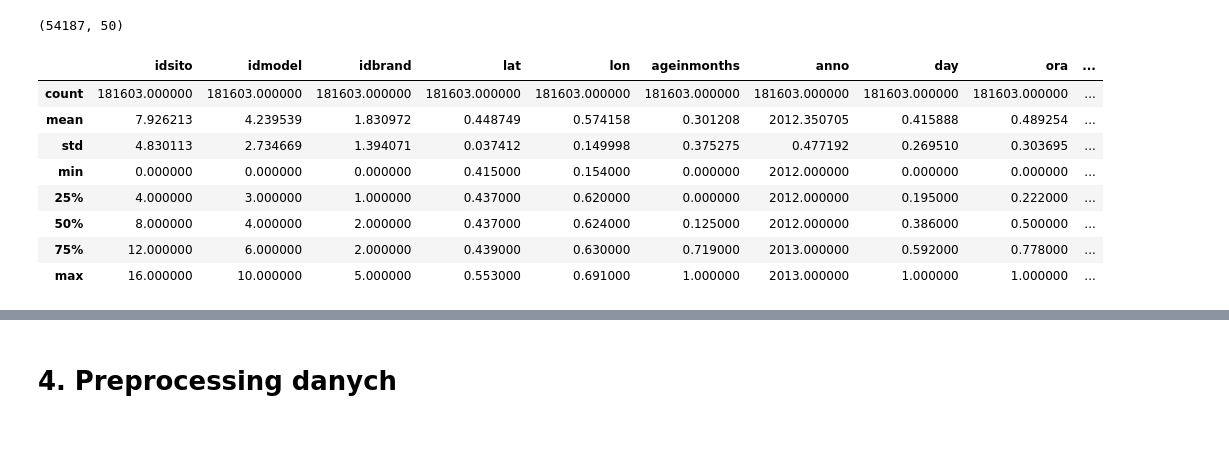
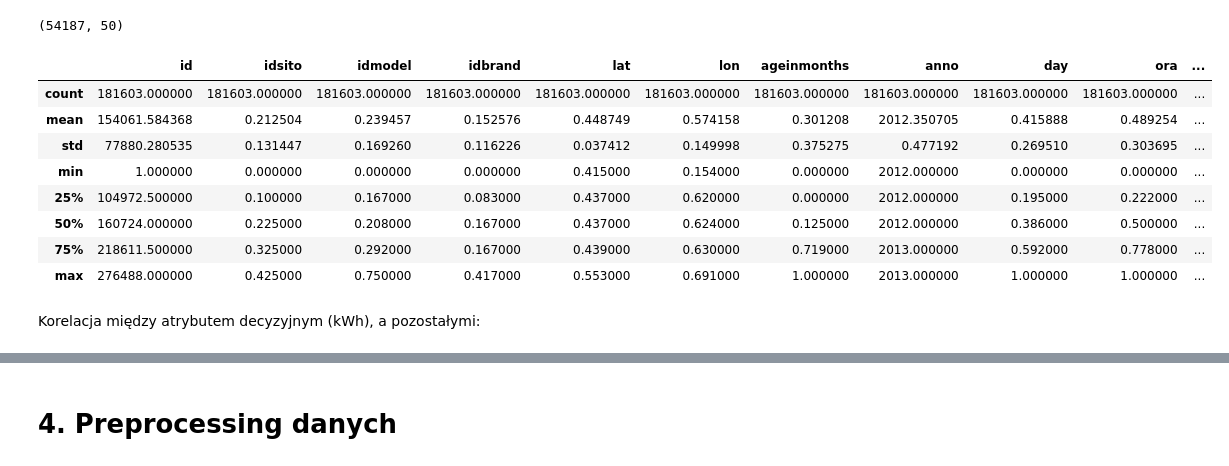
Before and after one commit to Michal3run/PythonSolarProject, a Jupyter notebook: ZED Solar project.ipynb, the cells around one changed output, grey strips where cells are left out. Drawn from its saved outputs; the diff is of its cells as text; code cells hidden in the pictures; blank space fills up the shorter version.

```diff
--- a/ZED Solar project.ipynb
+++ b/ZED Solar project.ipynb
@@ -44,14 +44,16 @@ test_df.shape
 # %% [output]
 (54187, 50)
 # %%
-train_df_clean.describe()
+train_df.describe()
 # %% [output]
-|  | idsito | idmodel | idbrand | lat | lon | ageinmonths | anno | day | ora | ... |
-| count | 181603.000000 | 181603.000000 | 181603.000000 | 181603.000000 | 181603.000000 | 181603.000000 | 181603.000000 | 181603.000000 | 181603.000000 | ... |
-| mean | 7.926213 | 4.239539 | 1.830972 | 0.448749 | 0.574158 | 0.301208 | 2012.350705 | 0.415888 | 0.489254 | ... |
-| std | 4.830113 | 2.734669 | 1.394071 | 0.037412 | 0.149998 | 0.375275 | 0.477192 | 0.269510 | 0.303695 | ... |
-| min | 0.000000 | 0.000000 | 0.000000 | 0.415000 | 0.154000 | 0.000000 | 2012.000000 | 0.000000 | 0.000000 | ... |
-| 25% | 4.000000 | 3.000000 | 1.000000 | 0.437000 | 0.620000 | 0.000000 | 2012.000000 | 0.195000 | 0.222000 | ... |
-| 50% | 8.000000 | 4.000000 | 2.000000 | 0.437000 | 0.624000 | 0.125000 | 2012.000000 | 0.386000 | 0.500000 | ... |
-| 75% | 12.000000 | 6.000000 | 2.000000 | 0.439000 | 0.630000 | 0.719000 | 2013.000000 | 0.592000 | 0.778000 | ... |
-| max | 16.000000 | 10.000000 | 5.000000 | 0.553000 | 0.691000 | 1.000000 | 2013.000000 | 1.000000 | 1.000000 | ... |
+|  | id | idsito | idmodel | idbrand | lat | lon | ageinmonths | anno | day | ora | ... |
+| count | 181603.000000 | 181603.000000 | 181603.000000 | 181603.000000 | 181603.000000 | 181603.000000 | 181603.000000 | 181603.000000 | 181603.000000 | 181603.000000 | ... |
+| mean | 154061.584368 | 0.212504 | 0.239457 | 0.152576 | 0.448749 | 0.574158 | 0.301208 | 2012.350705 | 0.415888 | 0.489254 | ... |
+| std | 77880.280535 | 0.131447 | 0.169260 | 0.116226 | 0.037412 | 0.149998 | 0.375275 | 0.477192 | 0.269510 | 0.303695 | ... |
+| min | 1.000000 | 0.000000 | 0.000000 | 0.000000 | 0.415000 | 0.154000 | 0.000000 | 2012.000000 | 0.000000 | 0.000000 | ... |
+| 25% | 104972.500000 | 0.100000 | 0.167000 | 0.083000 | 0.437000 | 0.620000 | 0.000000 | 2012.000000 | 0.195000 | 0.222000 | ... |
+| 50% | 160724.000000 | 0.225000 | 0.208000 | 0.167000 | 0.437000 | 0.624000 | 0.125000 | 2012.000000 | 0.386000 | 0.500000 | ... |
+| 75% | 218611.500000 | 0.325000 | 0.292000 | 0.167000 | 0.439000 | 0.630000 | 0.719000 | 2013.000000 | 0.592000 | 0.778000 | ... |
+| max | 276488.000000 | 0.425000 | 0.750000 | 0.417000 | 0.553000 | 0.691000 | 1.000000 | 2013.000000 | 1.000000 | 1.000000 | ... |
+# %% [markdown]
+Korelacja między atrybutem decyzyjnym (kWh), a pozostałymi:
```
Also changed, not shown: parts of 12 cells of this notebook.
